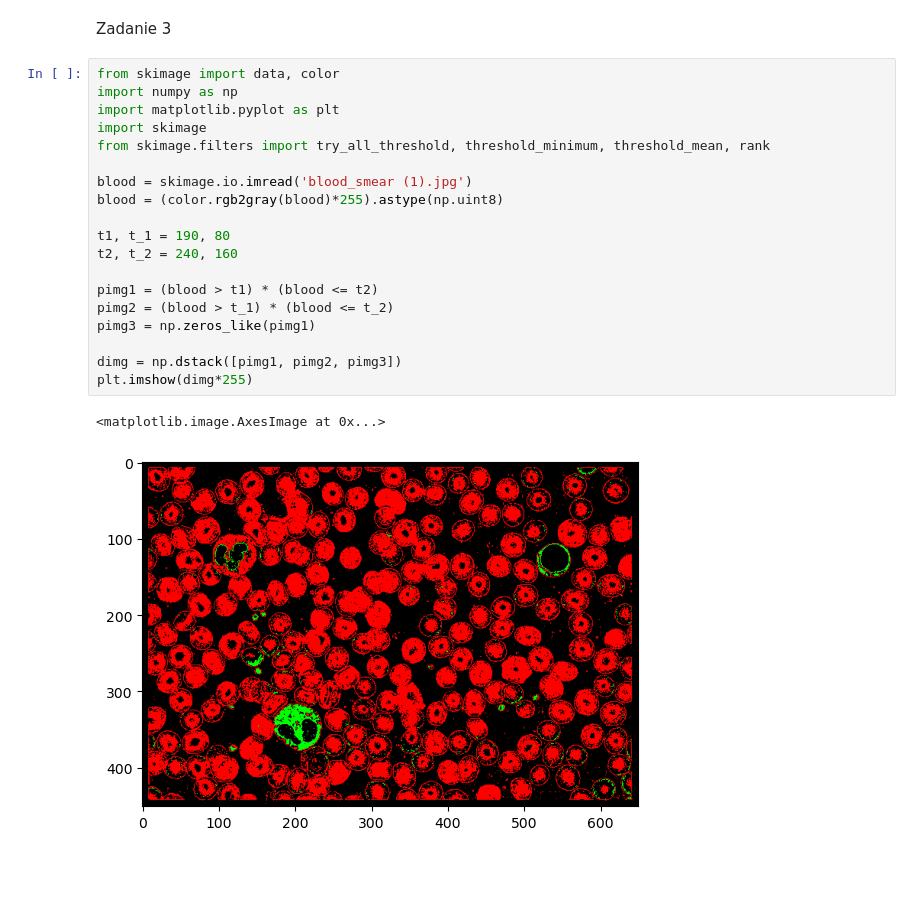
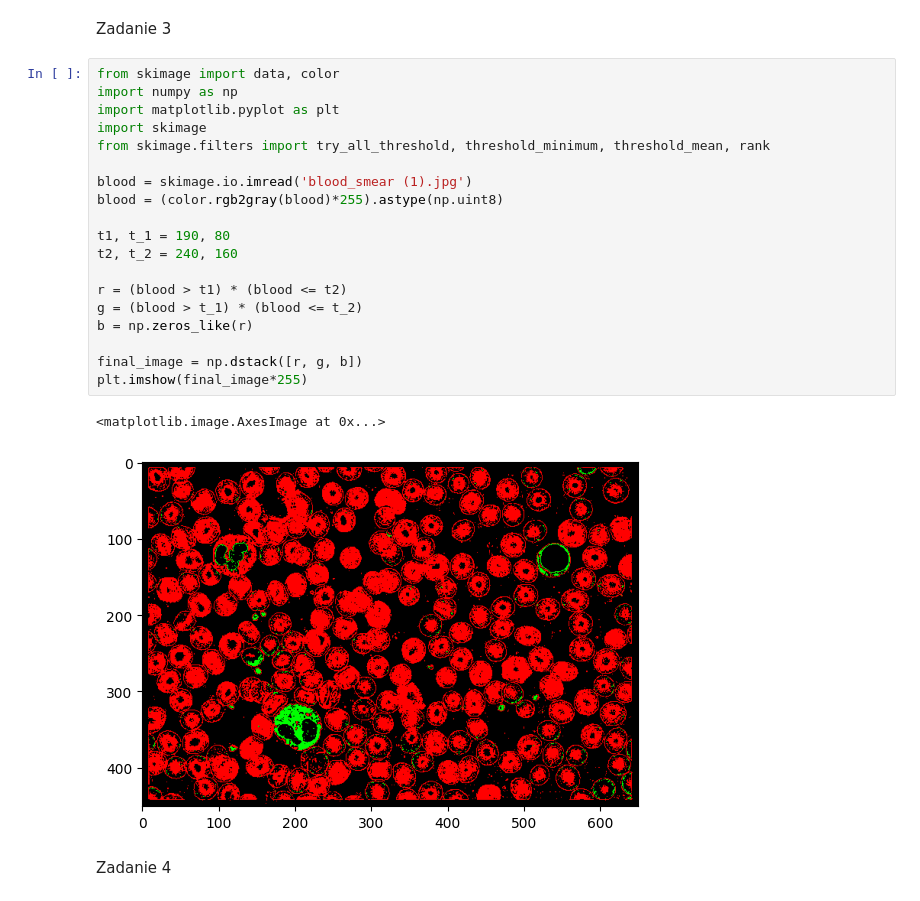
Before and after one commit to Ddestrei/Signal_and_image_processing, a Jupyter notebook: LAB3/lab3.ipynb, the cells around one changed output. Drawn from its saved outputs; the diff is of its cells as text; blank space fills up the shorter version.

```diff
--- a/LAB3/lab3.ipynb
+++ b/LAB3/lab3.ipynb
@@ -95,22 +95,24 @@ Zadanie 3
 # %%
 from skimage import data, color
 import numpy as np
 import matplotlib.pyplot as plt
 import skimage
 from skimage.filters import try_all_threshold, threshold_minimum, threshold_mean, rank
 
 blood = skimage.io.imread('blood_smear (1).jpg')
 blood = (color.rgb2gray(blood)*255).astype(np.uint8)
 
 t1, t_1 = 190, 80
 t2, t_2 = 240, 160
 
-pimg1 = (blood > t1) * (blood <= t2)
-pimg2 = (blood > t_1) * (blood <= t_2)
-pimg3 = np.zeros_like(pimg1)
+r = (blood > t1) * (blood <= t2)
+g = (blood > t_1) * (blood <= t_2)
+b = np.zeros_like(r)
 
-dimg = np.dstack([pimg1, pimg2, pimg3])
-plt.imshow(dimg*255)
+final_image = np.dstack([r, g, b])
+plt.imshow(final_image*255)
 # %% [output]
 <matplotlib.image.AxesImage at 0x...>
-[figure, old version]
+[figure, new version]
+# %% [markdown]
+Zadanie 4
```
Also changed, not shown: parts of 3 cells of this notebook, 3 other files.
